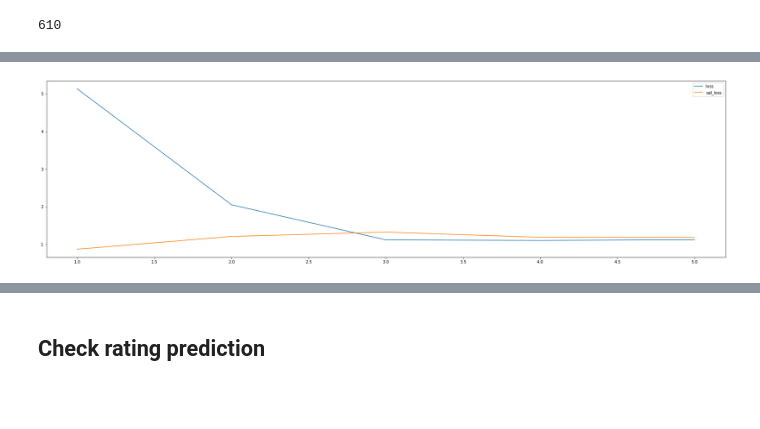
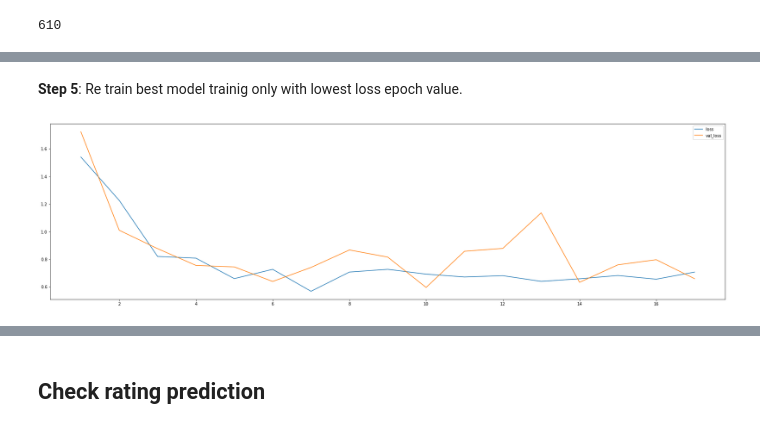
Before and after one commit to adrianmarino/recomendation-system-aproches, a Jupyter notebook: user-movie-genres-model/3.train-model-pandas-ray.ipynb, the cells around one changed output, grey strips where cells are left out. Cells and saved outputs as stored; diff of their text form; code cells hidden in the pictures; blank space fills up the shorter version.

```diff
--- a/user-movie-genres-model/3.train-model-pandas-ray.ipynb
+++ b/user-movie-genres-model/3.train-model-pandas-ray.ipynb
@@ -283,23 +460,23 @@ def model_builder(hp):
     dropout3 = hp.Float('dropout3', min_value=0.1, max_value=0.9, step=0.1)
 
     user_embeding_vector_size  = hp.Int(
-      'usersfactor', min_value=10, max_value=100, step=10
+      'usersfactor', min_value=10, max_value=50, step=10
     )
     movie_embeding_vector_size = hp.Int(
-      'moviesfactor', min_value=10, max_value=100, step=10
+      'moviesfactor', min_value=10, max_value=50, step=10
     )
 
     return UserMovieGenderEmbeddingDenseModelFactory.create(
         n_users,
         n_movies,
-        n_genders  = len(gender_columns),
-        min_rating = min_rating,
-        max_rating = max_rating,
+        n_genders           = len(GENDER_COLUMNS),
+        min_rating          = min_rating,
+        max_rating          = max_rating,
         user_n_min_factors  = user_embeding_vector_size,
         movie_n_min_factors = movie_embeding_vector_size,
-        lr      = lr,
-        units   = [units1,   units2,   units3],
-        dropout = [dropout1, dropout2, dropout3]
+        lr                  = lr,
+        units               = [units1,   units2,   units3],
+        dropout             = [dropout1, dropout2, dropout3]
     )
 
     return model
@@ -309,7 +490,7 @@ path = create_path('./tunes')
 tuner = kt.Hyperband(
     model_builder,
     objective    = 'val_loss',
-    max_epochs   = 20,
+    max_epochs   = 50,
     factor       = 3,
     directory    = path,
     project_name = 'recommendations'
@@ -405,0 +587,3 @@ plot_model(tuner.hypermodel.build(best_hps))
+# %%
+model = create_best_model_from(tuner)
+plot_model(model)
@@ -443,7 +661,7 @@ evaluate(model, test_set, batch_size=val_batch_size)
 # %%
 val_loss_per_epoch = history.history['val_loss']
+plot_loss(val_loss_per_epoch)
 
-best_epoch = val_loss_per_epoch.index(min(val_loss_per_epoch)) + 1
-
-print(f'Best epoch: {best_epoch}')
+epochs = lowest_loss_epoch(val_loss_per_epoch)
+logging.info(f'Lowest loss epoch: {epochs}')
 # %% [output]
@@ -451,18 +670,19 @@ Best epoch: 3
+# %% [markdown]
+**Step 5**: Re train best model trainig only with lowest loss epoch value.
 # %%
-best_hps = tuner.get_best_hyperparameters(num_trials=1)[0]
-model    = tuner.hypermodel.build(best_hps)
+model = create_best_model_from(tuner)
 
 history = model.fit_generator(
     generator=train_generator,
     validation_data=val_generator,
-    epochs=best_epoch,
+    epochs=epochs,
     callbacks=[
         create_metrics_callback(),
         create_checkpoints_callback(),
         EarlyStopping(monitor='val_loss', patience=5)
     ],
     use_multiprocessing=True,
     verbose=1
 )
 # %% [output]
-[figure, old version]
+[figure, new version]
```
Also changed, not shown: parts of 89 cells of this notebook, 14 other files.
